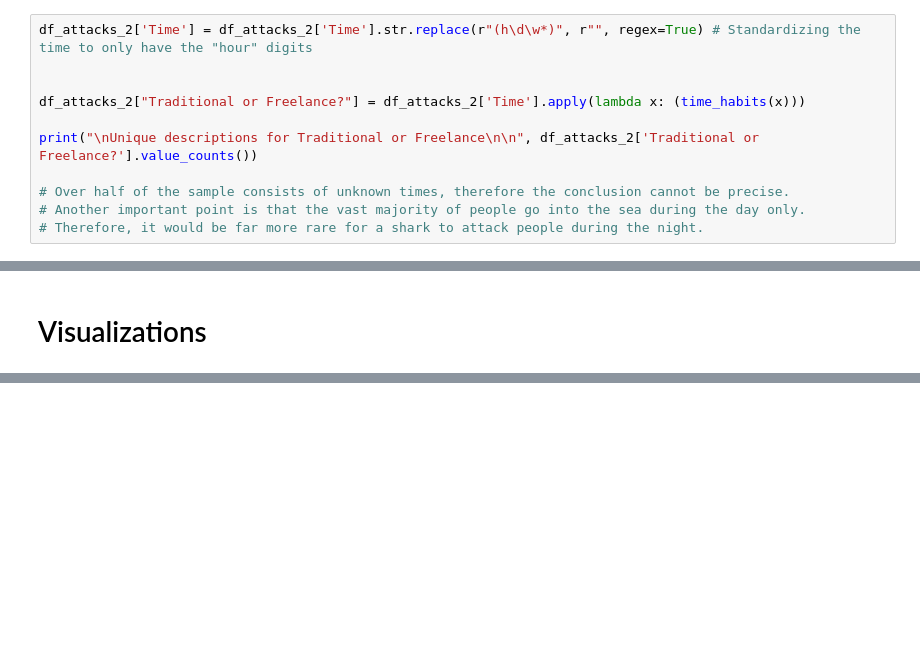
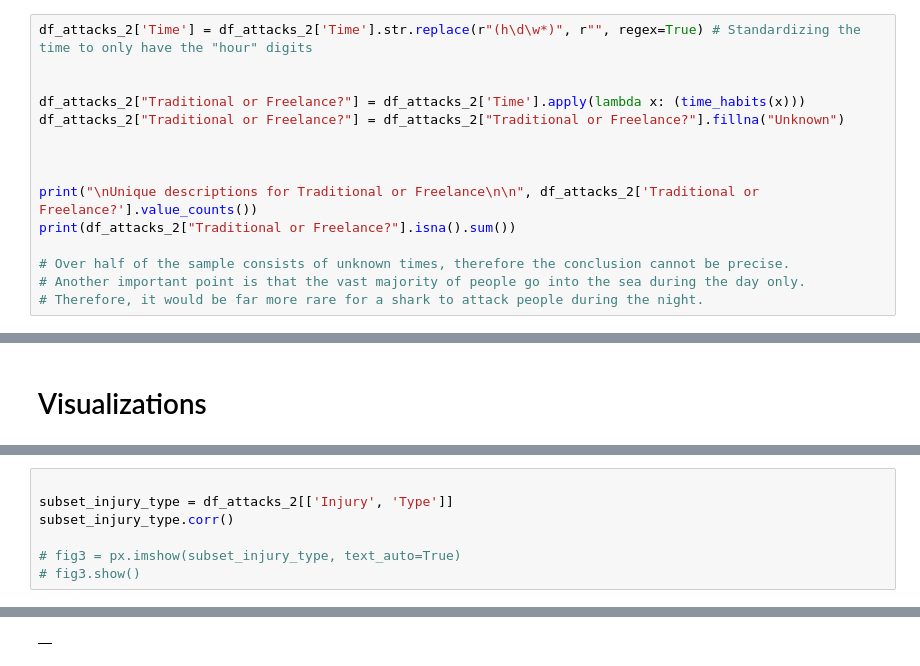
Before and after one commit to Maya-Souza/Project-1-Pandas-, a Jupyter notebook: Untitled.ipynb, the cells around one changed output, grey strips where cells are left out. Drawn from its saved outputs; the diff is of its cells as text; blank space fills up the shorter version.

```diff
--- a/Untitled.ipynb
+++ b/Untitled.ipynb
@@ -141,8 +140,12 @@ df_attacks_2['Time'] = df_attacks_2['Time'].str.replace(r"(h\d\w*)", r"", regex=
 
 
 df_attacks_2["Traditional or Freelance?"] = df_attacks_2['Time'].apply(lambda x: (time_habits(x)))
+df_attacks_2["Traditional or Freelance?"] = df_attacks_2["Traditional or Freelance?"].fillna("Unknown")
+
+
 
 print("\nUnique descriptions for Traditional or Freelance\n\n", df_attacks_2['Traditional or Freelance?'].value_counts())
+print(df_attacks_2["Traditional or Freelance?"].isna().sum())
 
 # Over half of the sample consists of unknown times, therefore the conclusion cannot be precise.
 # Another important point is that the vast majority of people go into the sea during the day only.
@@ -359,0 +431,8 @@ fig.show()
+# %%
+
+subset_injury_type = df_attacks_2[['Injury', 'Type']]
+subset_injury_type.corr()
+
+# fig3 = px.imshow(subset_injury_type, text_auto=True)
+# fig3.show()
+# %% [output]
@@ -359,0 +440 @@ fig.show()
+|  |
```
Also changed, not shown: parts of 22 cells of this notebook.
